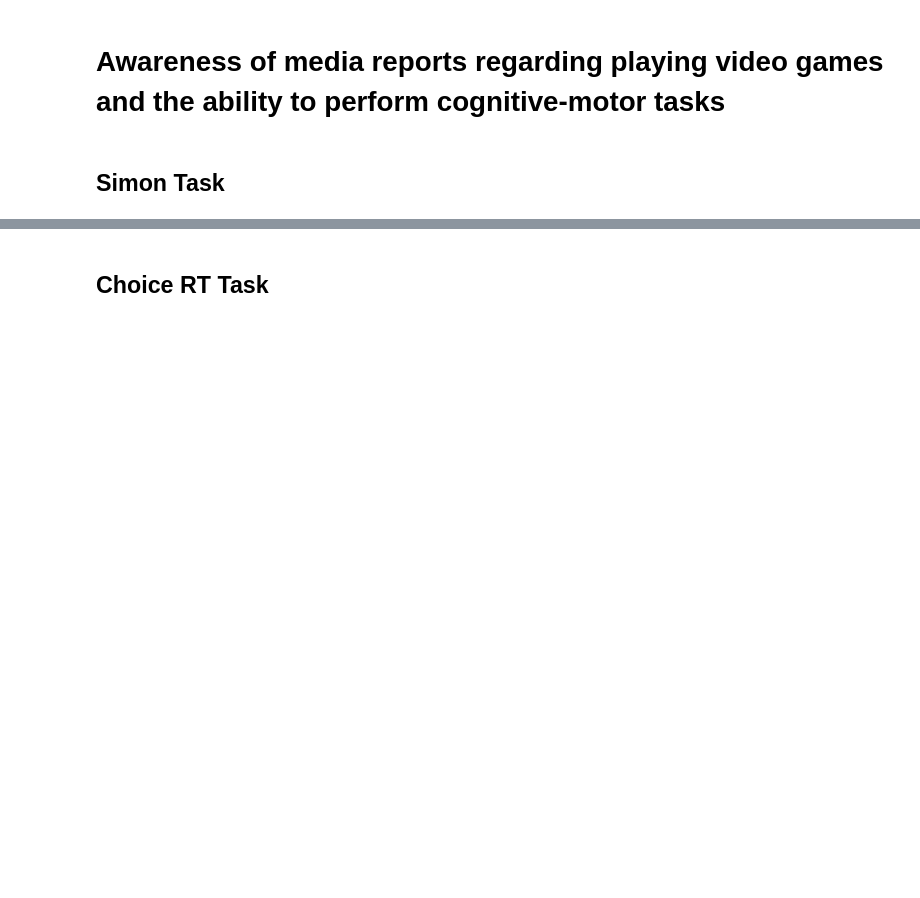
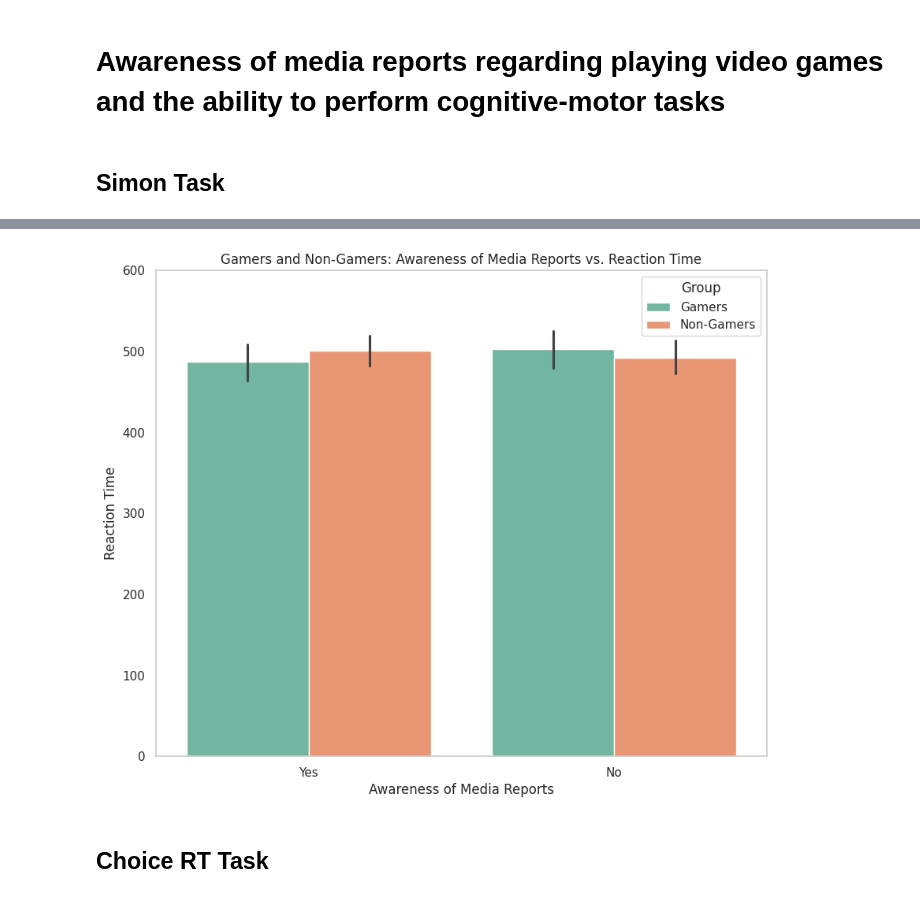
Before and after one commit to ROHIT32767/Reaction-time-and-working-memory-in-gamers-and-non-gamers, a Jupyter notebook: project.ipynb, the cells around one changed output, grey strips where cells are left out. Cells and saved outputs as stored; diff of their text form; code cells hidden in the pictures; blank space fills up the shorter version.

```diff
--- a/project.ipynb
+++ b/project.ipynb
@@ -628,3 +696,22 @@ The correlation for non-gamers is not statistically significant.
+# %%
+filtered_df['media_reports_label'] = filtered_df['media_reports'].map({1: 'Yes', 2: 'No'})
+
+# Bar plot for gamers and non-gamers
+plt.figure(figsize=(10, 8))
+ax = sns.barplot(x='media_reports_label', y='simon_mean_RT', hue='group', data=filtered_df, palette='Set2')
+plt.title("Gamers and Non-Gamers: Awareness of Media Reports vs. Reaction Time")
+plt.xlabel("Awareness of Media Reports")
+plt.ylabel("Reaction Time")
+plt.ylim(0, 600)
+
+# Change legend labels
+handles, labels = ax.get_legend_handles_labels()
+ax.legend(handles, ['Gamers', 'Non-Gamers'], title="Group", loc='upper right')
+
+plt.grid(axis='y')
+plt.show()
+# %% [output]
+[figure, added]
 # %% [markdown]
 ## Choice RT Task
 # %%
```
Also changed, not shown: parts of 28 cells of this notebook, 3 other files.
